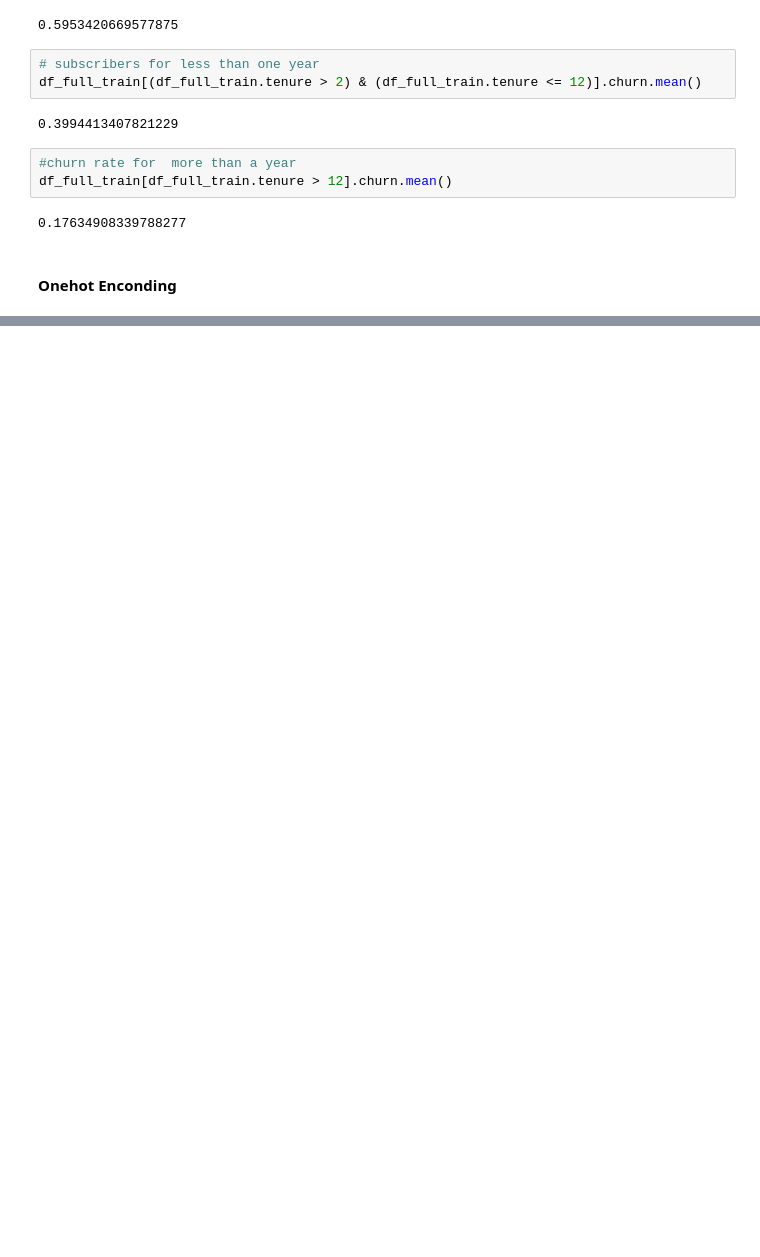
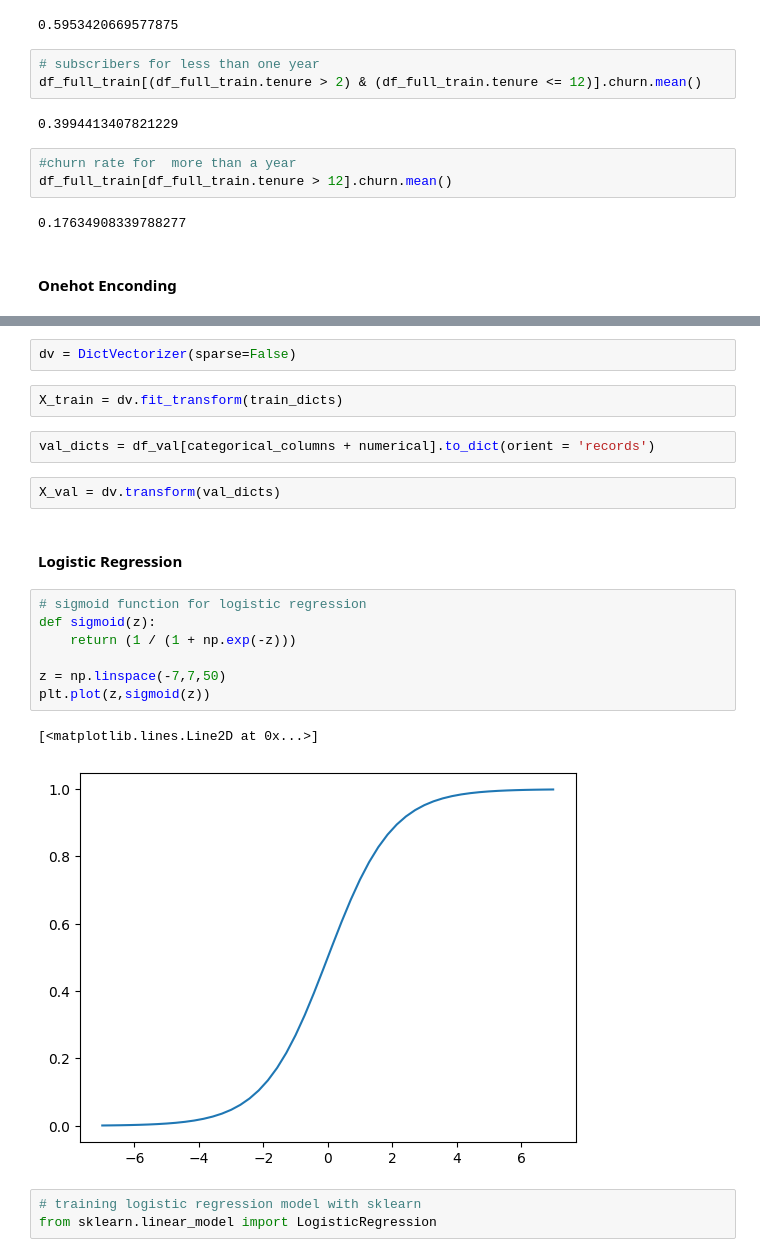
Before and after one commit to agudze-silas/ml-zoomcamp, a Jupyter notebook: week-3/notebook.ipynb, the cells around one changed output, grey strips where cells are left out. Cells and saved outputs as stored; diff of their text form; blank space fills up the shorter version.

Commit message:
logistic regression model complete

```diff
--- a/week-3/notebook.ipynb
+++ b/week-3/notebook.ipynb
@@ -310,0 +313,23 @@ df_full_train[df_full_train.tenure > 12].churn.mean()
+# %%
+dv = DictVectorizer(sparse=False)
+# %%
+X_train = dv.fit_transform(train_dicts)
+# %%
+val_dicts = df_val[categorical_columns + numerical].to_dict(orient = 'records')
+# %%
+X_val = dv.transform(val_dicts)
+# %% [markdown]
+#### **Logistic Regression**
+# %%
+# sigmoid function for logistic regression
+def sigmoid(z):
+    return (1 / (1 + np.exp(-z)))
+
+z = np.linspace(-7,7,50)
+plt.plot(z,sigmoid(z))
+# %% [output]
+[<matplotlib.lines.Line2D at 0x...>]
+[figure, added]
+# %%
+# training logistic regression model with sklearn
+from sklearn.linear_model import LogisticRegression
```
Also changed, not shown: parts of 31 cells of this notebook.
